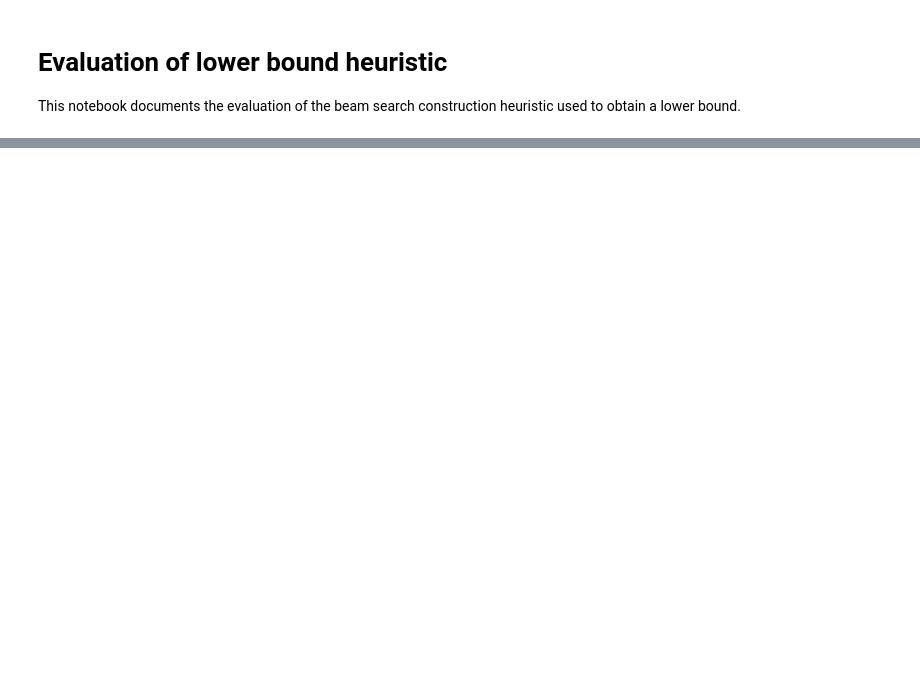
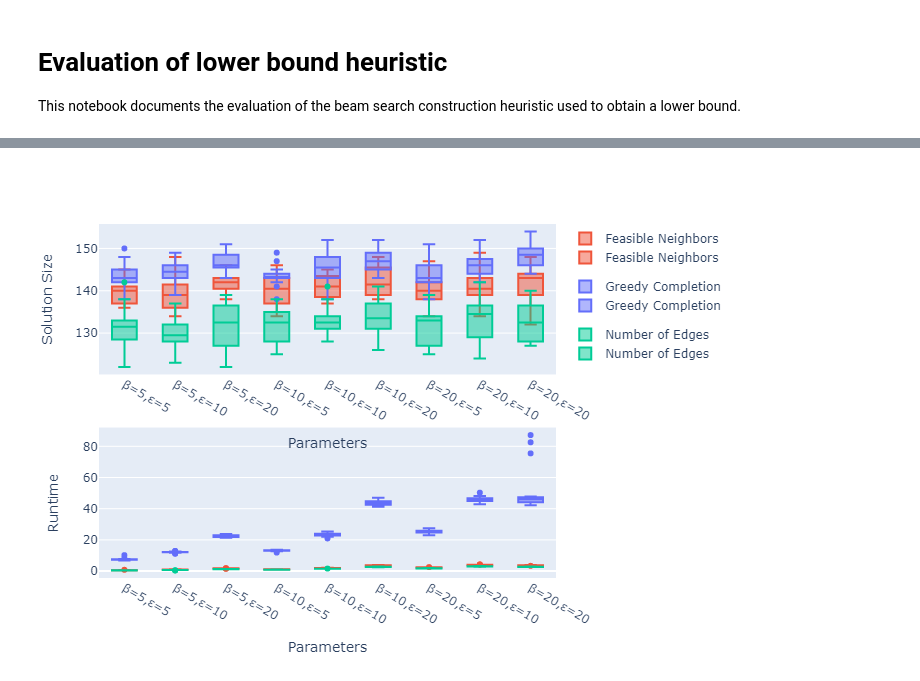
Before and after one commit to rettrich/thesis, a Jupyter notebook: eval/lower_bound_heuristic.ipynb, the cells around one changed output, grey strips where cells are left out. Saved outputs shown, nothing was run; the diff lists cells and outputs as text; code cells hidden in the pictures; blank space fills up the shorter version.

```diff
--- a/eval/lower_bound_heuristic.ipynb
+++ b/eval/lower_bound_heuristic.ipynb
@@ -232,0 +68,4 @@ CSV.write("df_lower_bound_heuristic.csv", df_all)
+# %%
+plot_df(df_09_1000, "lbh-09-1000")
+# %% [output]
+[figure, added]
```
Also changed, not shown: parts of 25 cells of this notebook, 9 other files.
